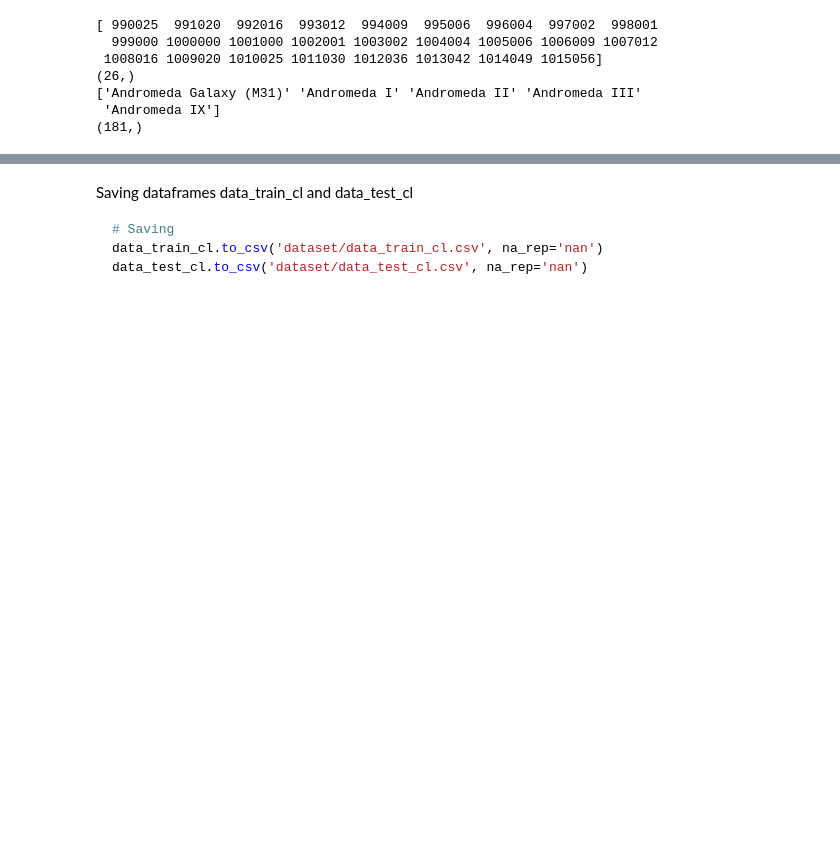
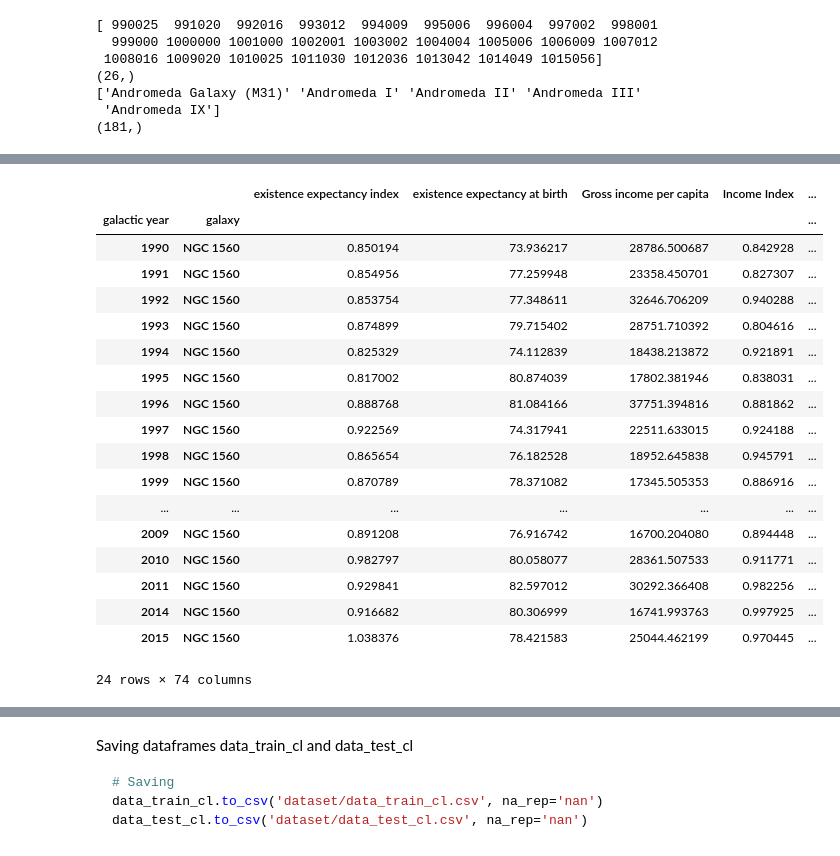
Before and after one commit to D1nay/prohack2020, a Jupyter notebook: Mapping countries to galaxies.ipynb, the cells around one changed output, grey strips where cells are left out. Cells and saved outputs as stored; diff of their text form; code cells hidden in the pictures; blank space fills up the shorter version.

```diff
--- a/Mapping countries to galaxies.ipynb
+++ b/Mapping countries to galaxies.ipynb
@@ -326,0 +318,22 @@ data_test_cl = data_test_cl.set_index(['galactic year', 'galaxy']).drop(
+# %%
+data_train_cl.loc[(slice(None), 'NGC 1560'),]
+# %% [output]
+|  |  | existence expectancy index | existence expectancy at birth | Gross income per capita | Income Index | ... |
+| galactic year | galaxy |  |  |  |  | ... |
+| 1990 | NGC 1560 | 0.850194 | 73.936217 | 28786.500687 | 0.842928 | ... |
+| 1991 | NGC 1560 | 0.854956 | 77.259948 | 23358.450701 | 0.827307 | ... |
+| 1992 | NGC 1560 | 0.853754 | 77.348611 | 32646.706209 | 0.940288 | ... |
+| 1993 | NGC 1560 | 0.874899 | 79.715402 | 28751.710392 | 0.804616 | ... |
+| 1994 | NGC 1560 | 0.825329 | 74.112839 | 18438.213872 | 0.921891 | ... |
+| 1995 | NGC 1560 | 0.817002 | 80.874039 | 17802.381946 | 0.838031 | ... |
+| 1996 | NGC 1560 | 0.888768 | 81.084166 | 37751.394816 | 0.881862 | ... |
+| 1997 | NGC 1560 | 0.922569 | 74.317941 | 22511.633015 | 0.924188 | ... |
+| 1998 | NGC 1560 | 0.865654 | 76.182528 | 18952.645838 | 0.945791 | ... |
+| 1999 | NGC 1560 | 0.870789 | 78.371082 | 17345.505353 | 0.886916 | ... |
+| ... | ... | ... | ... | ... | ... | ... |
+| 2009 | NGC 1560 | 0.891208 | 76.916742 | 16700.204080 | 0.894448 | ... |
+| 2010 | NGC 1560 | 0.982797 | 80.058077 | 28361.507533 | 0.911771 | ... |
+| 2011 | NGC 1560 | 0.929841 | 82.597012 | 30292.366408 | 0.982256 | ... |
+| 2014 | NGC 1560 | 0.916682 | 80.306999 | 16741.993763 | 0.997925 | ... |
+| 2015 | NGC 1560 | 1.038376 | 78.421583 | 25044.462199 | 0.970445 | ... |
+24 rows × 74 columns
```
Also changed, not shown: parts of 17 cells of this notebook.
